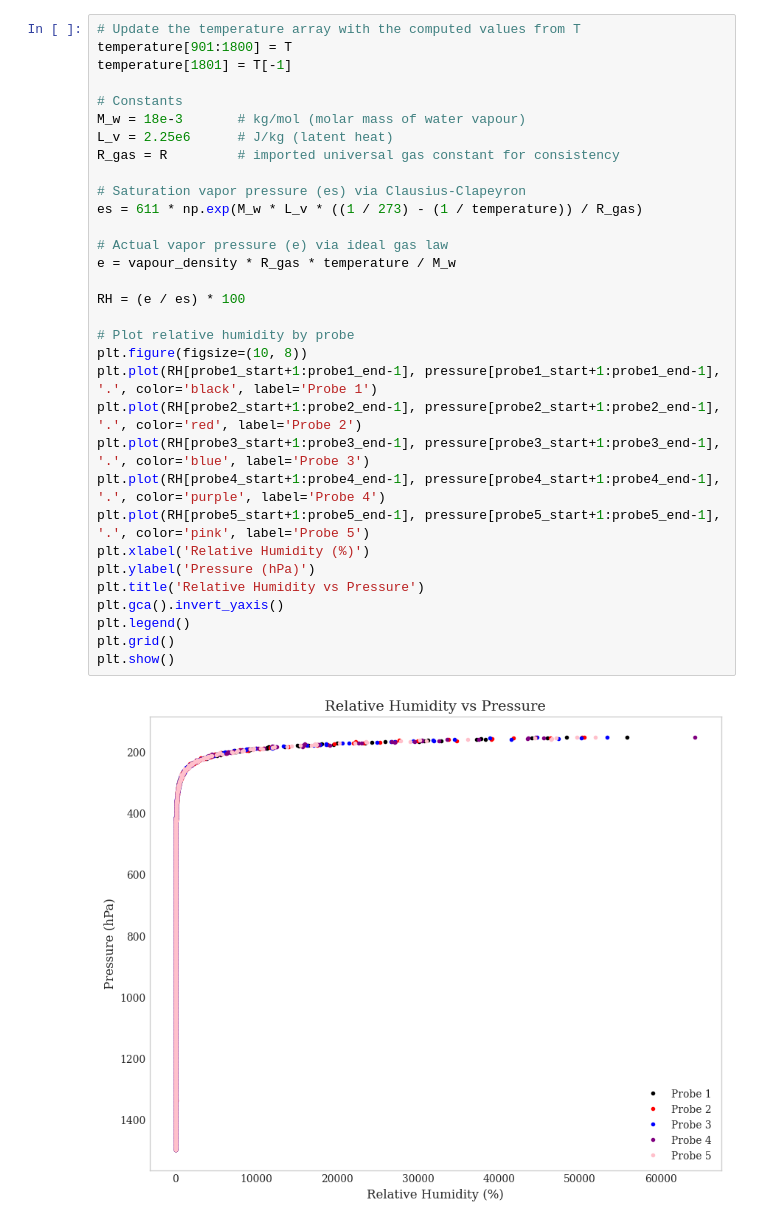
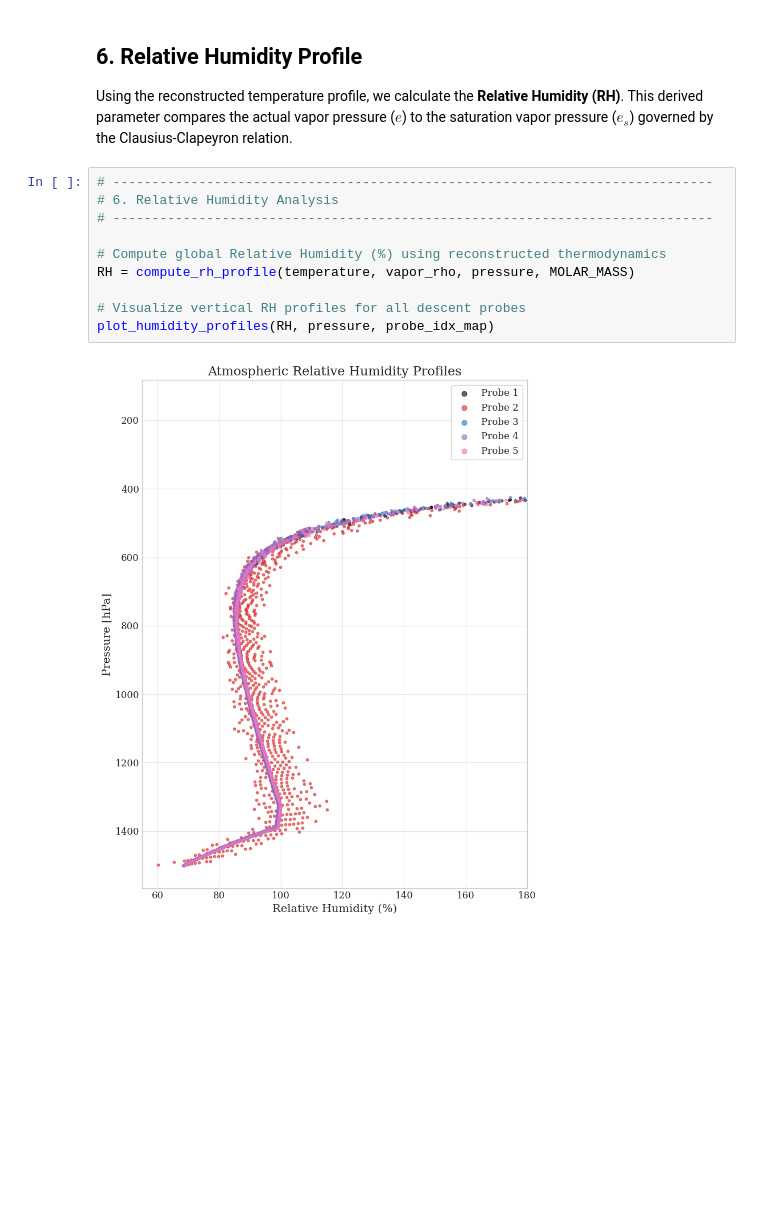
Before and after one commit to JacksonFergusonDev/Data-Science-Portfolio, a Jupyter notebook: atmospheric_science/exoplanet_atmospheric_analysis.ipynb, the cells around one changed output. Drawn from its saved outputs; the diff is of its cells as text; blank space fills up the shorter version.

```diff
--- a/atmospheric_science/exoplanet_atmospheric_analysis.ipynb
+++ b/atmospheric_science/exoplanet_atmospheric_analysis.ipynb
@@ -342,34 +714,15 @@ The relative humidity profiles are plotted for all probes as a function of press
+# %% [markdown]
+## 6. Relative Humidity Profile
+Using the reconstructed temperature profile, we calculate the **Relative Humidity (RH)**. This derived parameter compares the actual vapor pressure ($e$) to the saturation vapor pressure ($e_s$) governed by the Clausius-Clapeyron relation.
 # %%
-# Update the temperature array with the computed values from T
-temperature[901:1800] = T
-temperature[1801] = T[-1]
+# -----------------------------------------------------------------------------
+# 6. Relative Humidity Analysis
+# -----------------------------------------------------------------------------
 
-# Constants
-M_w = 18e-3       # kg/mol (molar mass of water vapour)
-L_v = 2.25e6      # J/kg (latent heat)
-R_gas = R         # imported universal gas constant for consistency
+# Compute global Relative Humidity (%) using reconstructed thermodynamics
+RH = compute_rh_profile(temperature, vapor_rho, pressure, MOLAR_MASS)
 
-# Saturation vapor pressure (es) via Clausius-Clapeyron
-es = 611 * np.exp(M_w * L_v * ((1 / 273) - (1 / temperature)) / R_gas)
-
-# Actual vapor pressure (e) via ideal gas law
-e = vapour_density * R_gas * temperature / M_w
-
-RH = (e / es) * 100
-
-# Plot relative humidity by probe
-plt.figure(figsize=(10, 8))
-plt.plot(RH[probe1_start+1:probe1_end-1], pressure[probe1_start+1:probe1_end-1], '.', color='black', label='Probe 1')
-plt.plot(RH[probe2_start+1:probe2_end-1], pressure[probe2_start+1:probe2_end-1], '.', color='red', label='Probe 2')
-plt.plot(RH[probe3_start+1:probe3_end-1], pressure[probe3_start+1:probe3_end-1], '.', color='blue', label='Probe 3')
-plt.plot(RH[probe4_start+1:probe4_end-1], pressure[probe4_start+1:probe4_end-1], '.', color='purple', label='Probe 4')
-plt.plot(RH[probe5_start+1:probe5_end-1], pressure[probe5_start+1:probe5_end-1], '.', color='pink', label='Probe 5')
-plt.xlabel('Relative Humidity (%)')
-plt.ylabel('Pressure (hPa)')
-plt.title('Relative Humidity vs Pressure')
-plt.gca().invert_yaxis()
-plt.legend()
-plt.grid()
-plt.show()
+# Visualize vertical RH profiles for all descent probes
+plot_humidity_profiles(RH, pressure, probe_idx_map)
 # %% [output]
-[figure, old version]
+[figure, new version]
```
Also changed, not shown: parts of 53 cells of this notebook.
